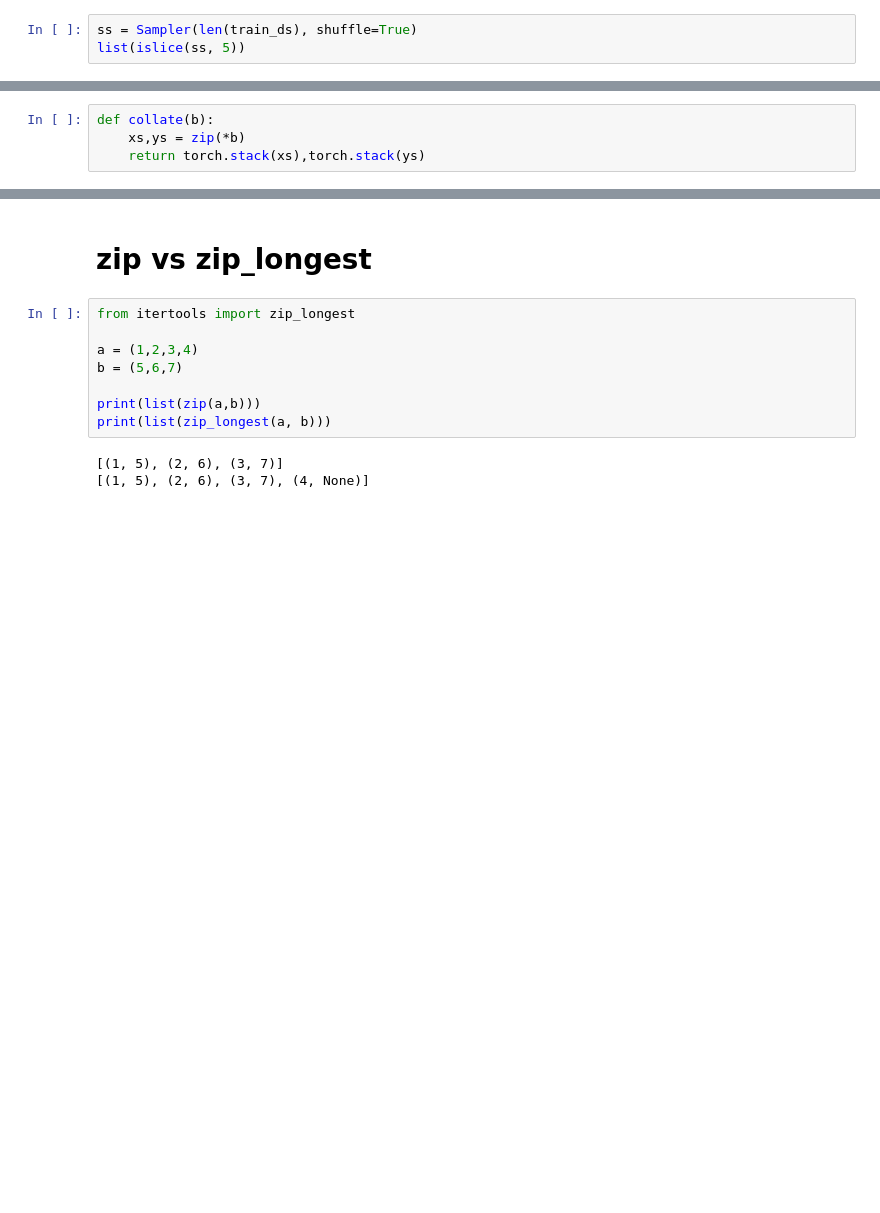
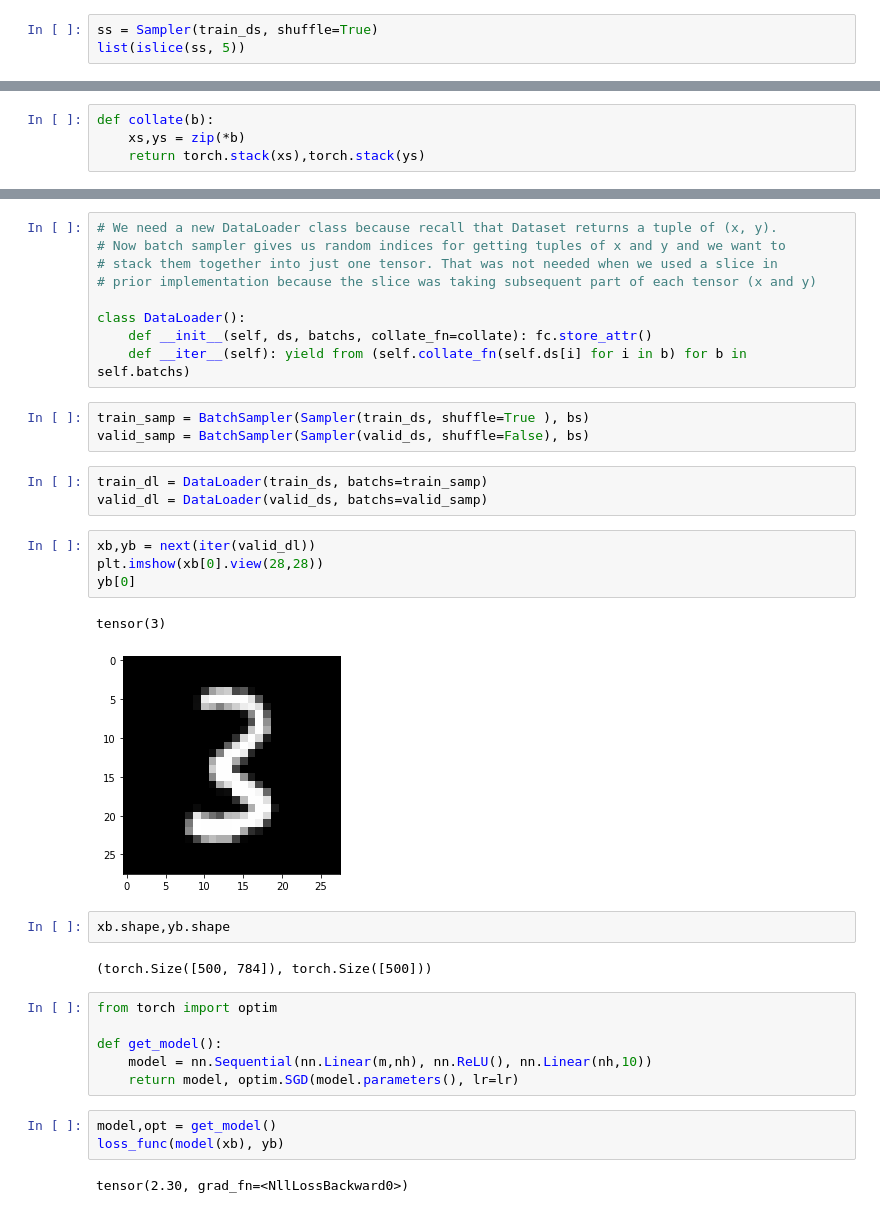
Before and after one commit to GregLed/fastai_2022, a Jupyter notebook: lec13_14.ipynb, the cells around one changed output, grey strips where cells are left out. Saved outputs shown, nothing was run; the diff lists cells and outputs as text; blank space fills up the shorter version.

Commit message:
added batch sampler

```diff
--- a/lec13_14.ipynb
+++ b/lec13_14.ipynb
@@ -444,6 +444,6 @@ list(islice(s, 8))
 # %% [output]
 [0, 1, 2, 3, 4, 5, 6, 7]
 # %%
-ss = Sampler(len(train_ds), shuffle=True)
+ss = Sampler(train_ds, shuffle=True)
 list(islice(ss, 5))
 # %% [output]
@@ -486,13 +518,37 @@ tensor([1, 3, 5, 7])
-# %% [markdown]
-# zip vs zip_longest
-# %%
-from itertools import zip_longest
-
-a = (1,2,3,4)
-b = (5,6,7)
-
-print(list(zip(a,b)))
-print(list(zip_longest(a, b)))
-# %% [output]
-[(1, 5), (2, 6), (3, 7)]
-[(1, 5), (2, 6), (3, 7), (4, None)]
+# %%
+# We need a new DataLoader class because recall that Dataset returns a tuple of (x, y).
+# Now batch sampler gives us random indices for getting tuples of x and y and we want to
+# stack them together into just one tensor. That was not needed when we used a slice in
+# prior implementation because the slice was taking subsequent part of each tensor (x and y)
+
+class DataLoader():
+    def __init__(self, ds, batchs, collate_fn=collate): fc.store_attr()
+    def __iter__(self): yield from (self.collate_fn(self.ds[i] for i in b) for b in self.batchs)
+# %%
+train_samp = BatchSampler(Sampler(train_ds, shuffle=True ), bs)
+valid_samp = BatchSampler(Sampler(valid_ds, shuffle=False), bs)
+# %%
+train_dl = DataLoader(train_ds, batchs=train_samp)
+valid_dl = DataLoader(valid_ds, batchs=valid_samp)
+# %%
+xb,yb = next(iter(valid_dl))
+plt.imshow(xb[0].view(28,28))
+yb[0]
+# %% [output]
+tensor(3)
+[figure, added]
+# %%
+xb.shape,yb.shape
+# %% [output]
+(torch.Size([500, 784]), torch.Size([500]))
+# %%
+from torch import optim
+
+def get_model():
+    model = nn.Sequential(nn.Linear(m,nh), nn.ReLU(), nn.Linear(nh,10))
+    return model, optim.SGD(model.parameters(), lr=lr)
+# %%
+model,opt = get_model()
+loss_func(model(xb), yb)
+# %% [output]
+tensor(2.30, grad_fn=<NllLossBackward0>)
```
Also changed, not shown: parts of 24 cells of this notebook.
